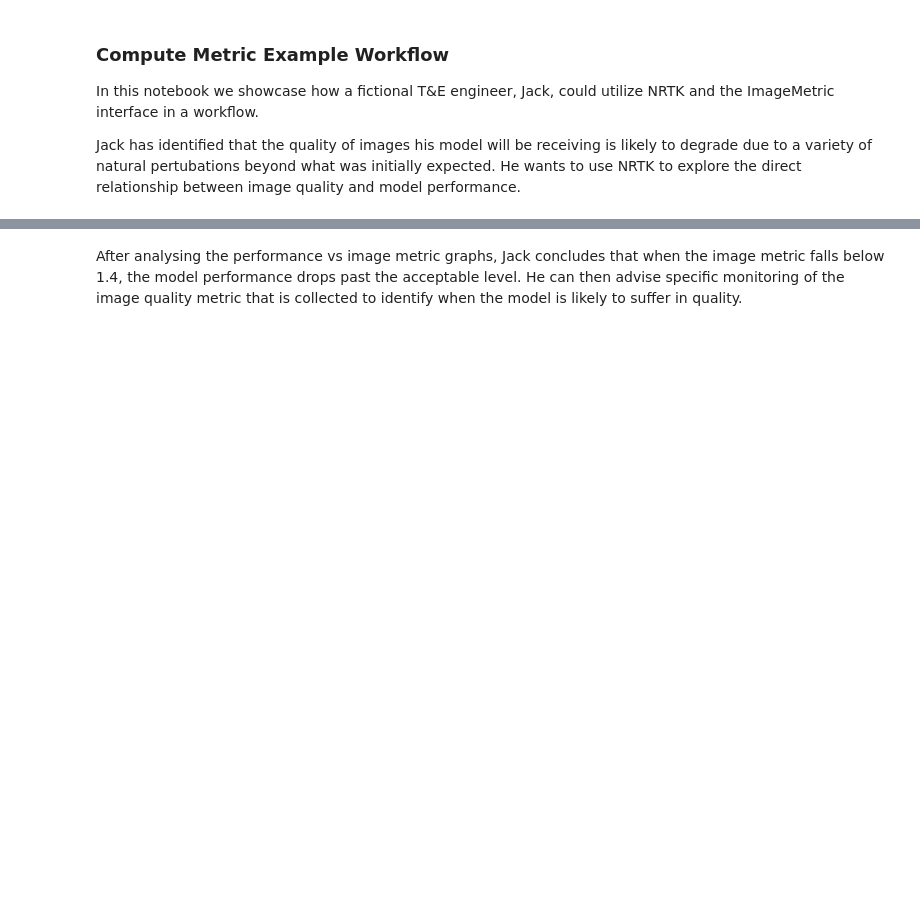
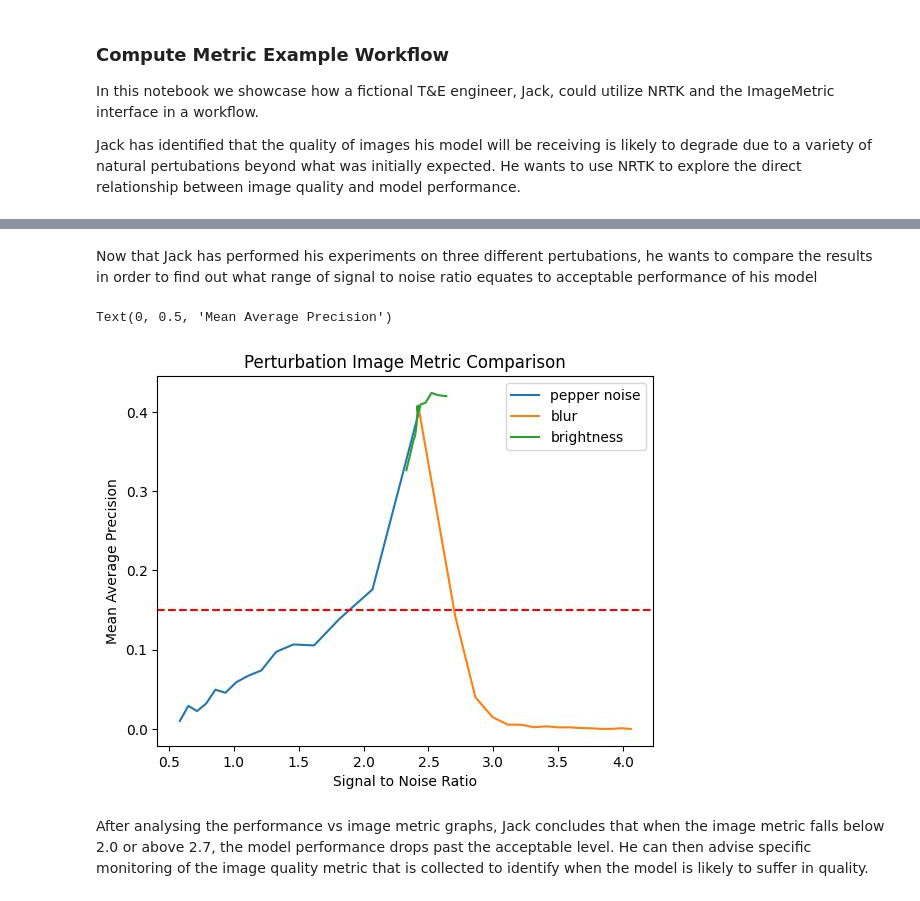
Before and after one commit to Kitware/nrtk-jatic, a Jupyter notebook: examples/compute_image_metric.ipynb, the cells around one changed output, grey strips where cells are left out. Saved outputs shown, nothing was run; the diff lists cells and outputs as text; code cells hidden in the pictures; blank space fills up the shorter version.

```diff
--- a/examples/compute_image_metric.ipynb
+++ b/examples/compute_image_metric.ipynb
@@ -280,2 +386,16 @@ Text(0, 0.5, 'mean ClassAgnosticPixelwiseIoU')
+# %% [markdown]
+Now that Jack has performed his experiments on three different pertubations, he wants to compare the results in order to find out what range of signal to noise ratio equates to acceptable performance of his model
+# %%
+plt.plot(pepper_noise_img_quality_metrics, pepper_noise_performance, label="pepper noise")
+plt.plot(blur_img_quality_metrics, blur_performance, label='blur')
+plt.plot(brightness_img_quality_metrics, brightness_performance, label='brightness')
+plt.axhline(y=0.15, color='red', linestyle='--')
+plt.legend()
+plt.title("Perturbation Image Metric Comparison")
+plt.xlabel("Signal to Noise Ratio")
+plt.ylabel("Mean Average Precision")
+# %% [output]
+Text(0, 0.5, 'Mean Average Precision')
+[figure, added]
 # %% [markdown]
-After analysing the performance vs image metric graphs, Jack concludes that when the image metric falls below 1.4, the model performance drops past the acceptable level. He can then advise specific monitoring of the image quality metric that is collected to identify when the model is likely to suffer in quality.
+After analysing the performance vs image metric graphs, Jack concludes that when the image metric falls below 2.0 or above 2.7, the model performance drops past the acceptable level. He can then advise specific monitoring of the image quality metric that is collected to identify when the model is likely to suffer in quality.
```
Also changed, not shown: parts of 25 cells of this notebook, 4 other files.
